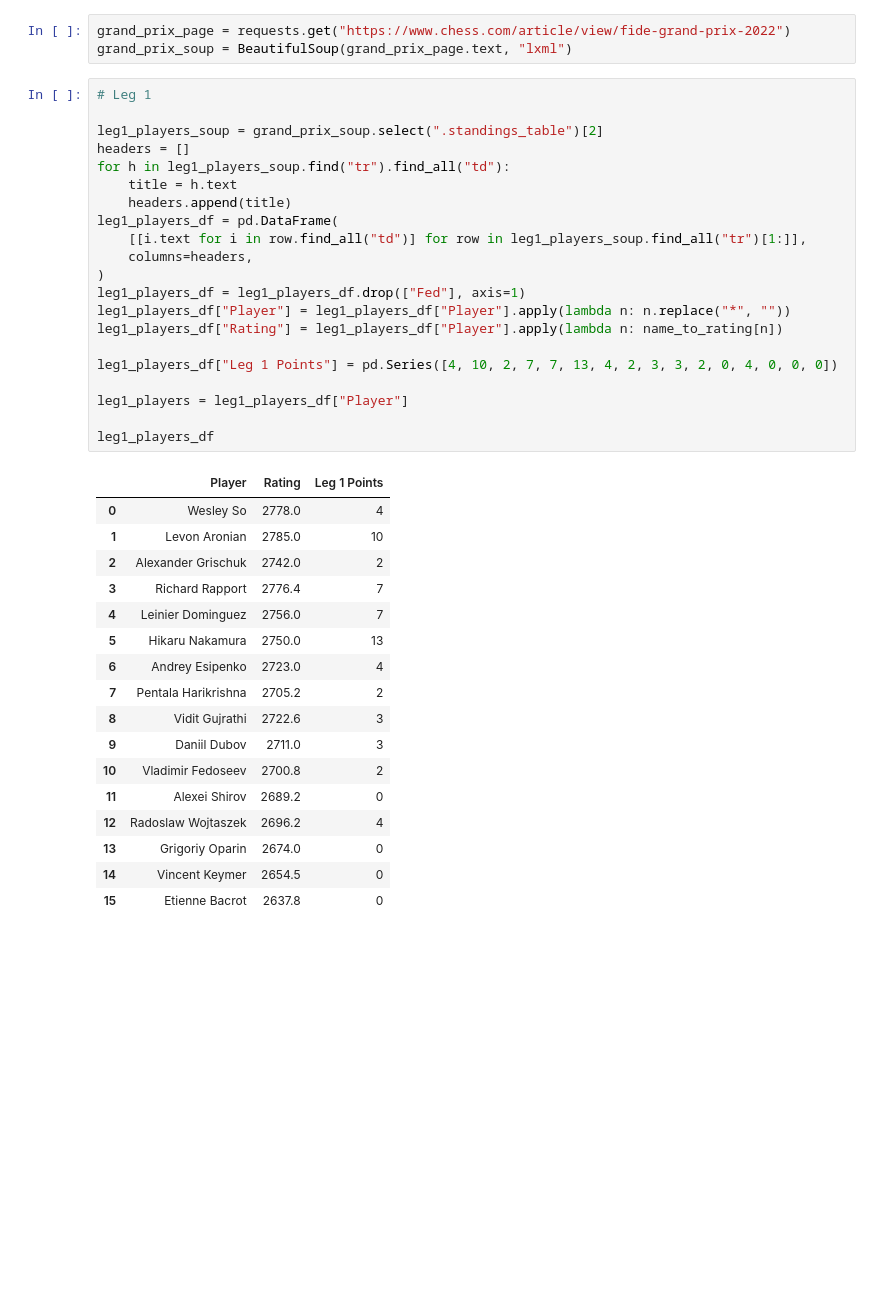
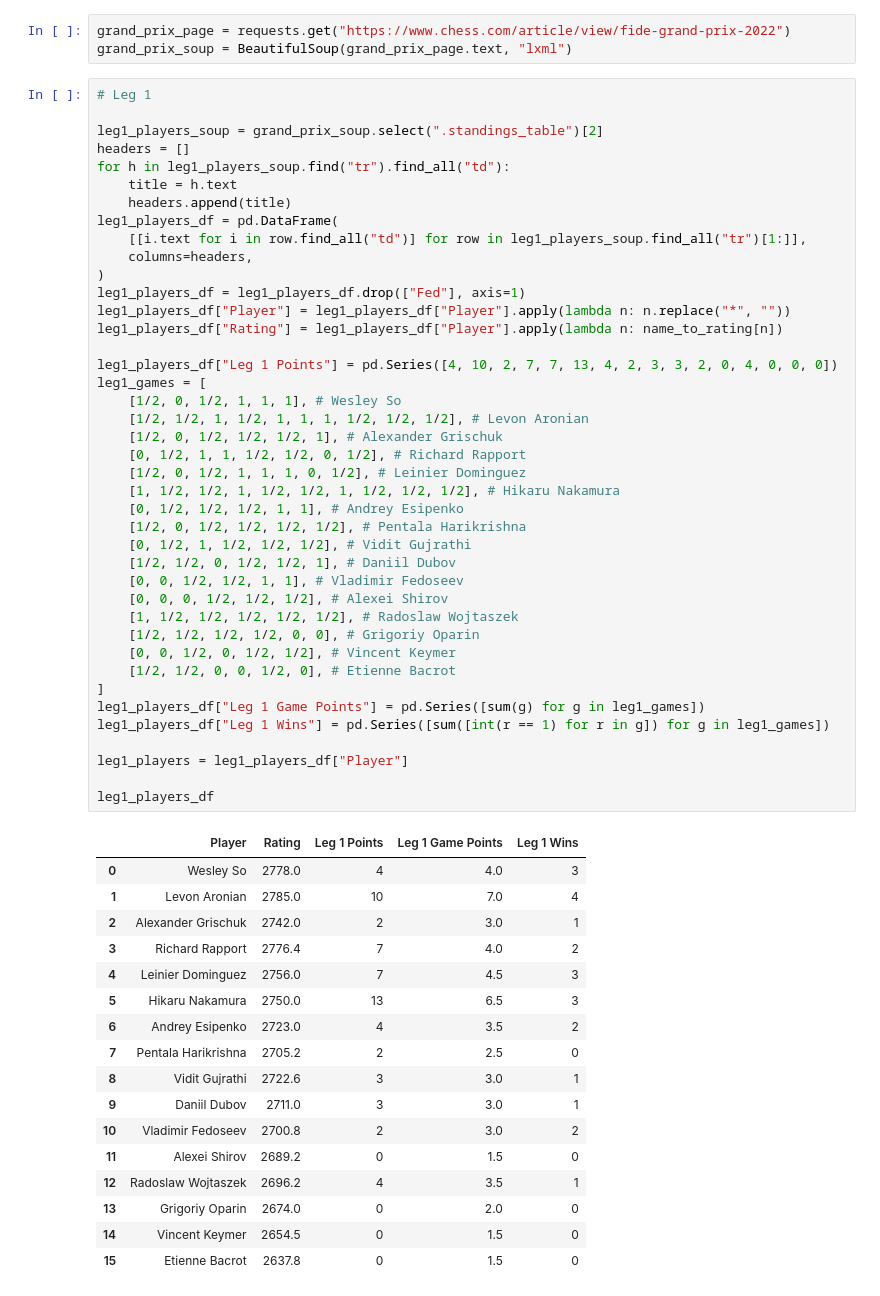
Before and after one commit to mureytasroc/grand-prix-analysis, a Jupyter notebook: grand_prix_analysis.ipynb, the cells around one changed output. Cells and saved outputs as stored; diff of their text form; blank space fills up the shorter version.

```diff
--- a/grand_prix_analysis.ipynb
+++ b/grand_prix_analysis.ipynb
@@ -145,42 +169,62 @@ grand_prix_soup = BeautifulSoup(grand_prix_page.text, "lxml")
 # %%
 # Leg 1
 
 leg1_players_soup = grand_prix_soup.select(".standings_table")[2]
 headers = []
 for h in leg1_players_soup.find("tr").find_all("td"):
     title = h.text
     headers.append(title)
 leg1_players_df = pd.DataFrame(
     [[i.text for i in row.find_all("td")] for row in leg1_players_soup.find_all("tr")[1:]],
     columns=headers,
 )
 leg1_players_df = leg1_players_df.drop(["Fed"], axis=1)
 leg1_players_df["Player"] = leg1_players_df["Player"].apply(lambda n: n.replace("*", ""))
 leg1_players_df["Rating"] = leg1_players_df["Player"].apply(lambda n: name_to_rating[n])
 
 leg1_players_df["Leg 1 Points"] = pd.Series([4, 10, 2, 7, 7, 13, 4, 2, 3, 3, 2, 0, 4, 0, 0, 0])
+leg1_games = [
+    [1/2, 0, 1/2, 1, 1, 1], # Wesley So
+    [1/2, 1/2, 1, 1/2, 1, 1, 1, 1/2, 1/2, 1/2], # Levon Aronian
+    [1/2, 0, 1/2, 1/2, 1/2, 1], # Alexander Grischuk
+    [0, 1/2, 1, 1, 1/2, 1/2, 0, 1/2], # Richard Rapport
+    [1/2, 0, 1/2, 1, 1, 1, 0, 1/2], # Leinier Dominguez
+    [1, 1/2, 1/2, 1, 1/2, 1/2, 1, 1/2, 1/2, 1/2], # Hikaru Nakamura
+    [0, 1/2, 1/2, 1/2, 1, 1], # Andrey Esipenko
+    [1/2, 0, 1/2, 1/2, 1/2, 1/2], # Pentala Harikrishna
+    [0, 1/2, 1, 1/2, 1/2, 1/2], # Vidit Gujrathi
+    [1/2, 1/2, 0, 1/2, 1/2, 1], # Daniil Dubov
+    [0, 0, 1/2, 1/2, 1, 1], # Vladimir Fedoseev
+    [0, 0, 0, 1/2, 1/2, 1/2], # Alexei Shirov
+    [1, 1/2, 1/2, 1/2, 1/2, 1/2], # Radoslaw Wojtaszek
+    [1/2, 1/2, 1/2, 1/2, 0, 0], # Grigoriy Oparin
+    [0, 0, 1/2, 0, 1/2, 1/2], # Vincent Keymer
+    [1/2, 1/2, 0, 0, 1/2, 0], # Etienne Bacrot
+]
+leg1_players_df["Leg 1 Game Points"] = pd.Series([sum(g) for g in leg1_games])
+leg1_players_df["Leg 1 Wins"] = pd.Series([sum([int(r == 1) for r in g]) for g in leg1_games])
 
 leg1_players = leg1_players_df["Player"]
 
 leg1_players_df
 # %% [output]
-|  | Player | Rating | Leg 1 Points |
-| 0 | Wesley So | 2778.0 | 4 |
-| 1 | Levon Aronian | 2785.0 | 10 |
-| 2 | Alexander Grischuk | 2742.0 | 2 |
-| 3 | Richard Rapport | 2776.4 | 7 |
-| 4 | Leinier Dominguez | 2756.0 | 7 |
-| 5 | Hikaru Nakamura | 2750.0 | 13 |
-| 6 | Andrey Esipenko | 2723.0 | 4 |
-| 7 | Pentala Harikrishna | 2705.2 | 2 |
-| 8 | Vidit Gujrathi | 2722.6 | 3 |
-| 9 | Daniil Dubov | 2711.0 | 3 |
-| 10 | Vladimir Fedoseev | 2700.8 | 2 |
-| 11 | Alexei Shirov | 2689.2 | 0 |
-| 12 | Radoslaw Wojtaszek | 2696.2 | 4 |
-| 13 | Grigoriy Oparin | 2674.0 | 0 |
-| 14 | Vincent Keymer | 2654.5 | 0 |
-| 15 | Etienne Bacrot | 2637.8 | 0 |
+|  | Player | Rating | Leg 1 Points | Leg 1 Game Points | Leg 1 Wins |
+| 0 | Wesley So | 2778.0 | 4 | 4.0 | 3 |
+| 1 | Levon Aronian | 2785.0 | 10 | 7.0 | 4 |
+| 2 | Alexander Grischuk | 2742.0 | 2 | 3.0 | 1 |
+| 3 | Richard Rapport | 2776.4 | 7 | 4.0 | 2 |
+| 4 | Leinier Dominguez | 2756.0 | 7 | 4.5 | 3 |
+| 5 | Hikaru Nakamura | 2750.0 | 13 | 6.5 | 3 |
+| 6 | Andrey Esipenko | 2723.0 | 4 | 3.5 | 2 |
+| 7 | Pentala Harikrishna | 2705.2 | 2 | 2.5 | 0 |
+| 8 | Vidit Gujrathi | 2722.6 | 3 | 3.0 | 1 |
+| 9 | Daniil Dubov | 2711.0 | 3 | 3.0 | 1 |
+| 10 | Vladimir Fedoseev | 2700.8 | 2 | 3.0 | 2 |
+| 11 | Alexei Shirov | 2689.2 | 0 | 1.5 | 0 |
+| 12 | Radoslaw Wojtaszek | 2696.2 | 4 | 3.5 | 1 |
+| 13 | Grigoriy Oparin | 2674.0 | 0 | 2.0 | 0 |
+| 14 | Vincent Keymer | 2654.5 | 0 | 1.5 | 0 |
+| 15 | Etienne Bacrot | 2637.8 | 0 | 1.5 | 0 |
 # %%
 # Leg 2 (simulated)
 
```
Also changed, not shown: parts of 22 cells of this notebook, 1 other file.
